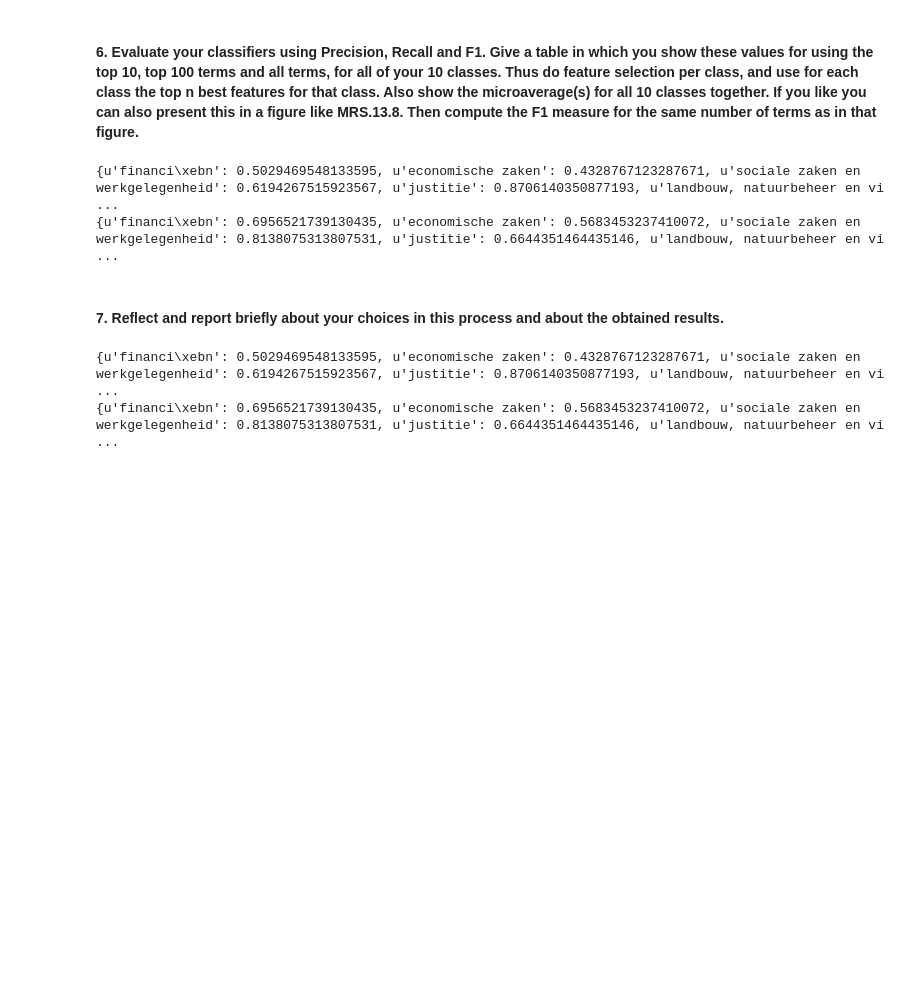
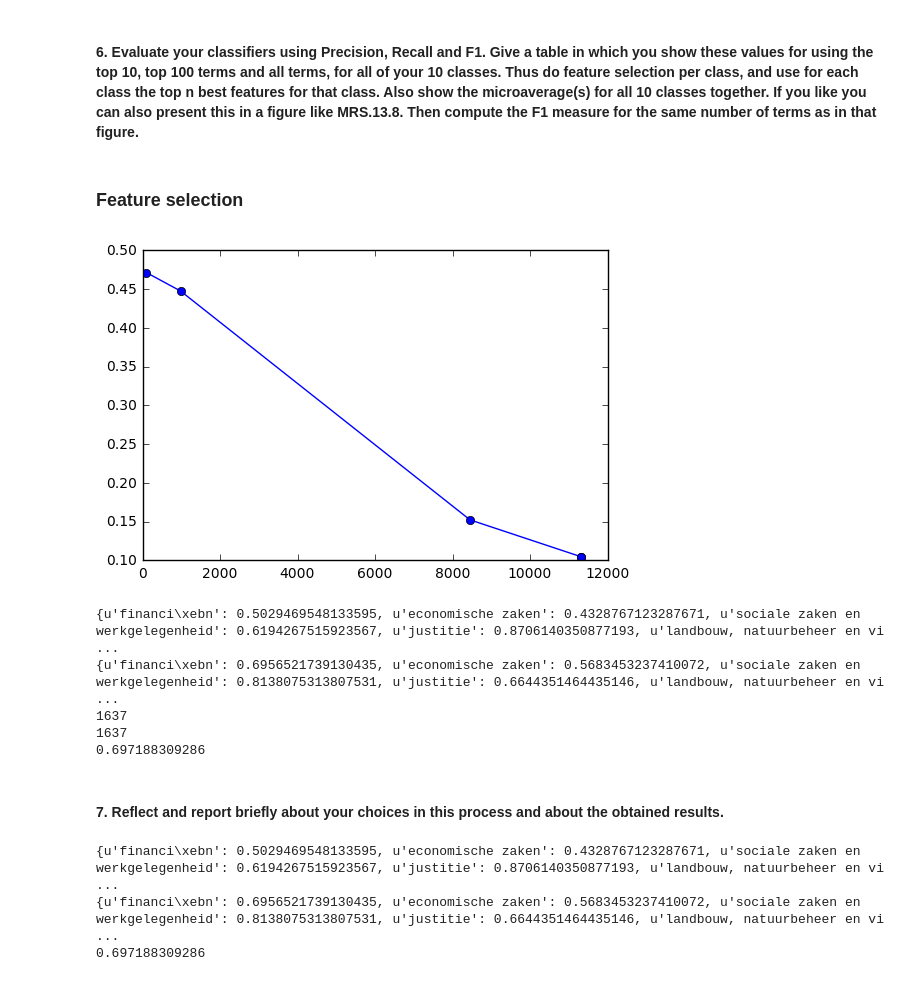
Before and after one commit to vdankers/zoekmachines, a Jupyter notebook: AssignmentWeek7.ipynb, the cells around one changed output. Saved outputs shown, nothing was run; the diff lists cells and outputs as text; code cells hidden in the pictures; blank space fills up the shorter version.

Commit message:
F1 for best n terms per class + plot

```diff
--- a/AssignmentWeek7.ipynb
+++ b/AssignmentWeek7.ipynb
@@ -123,7 +123,7 @@ First we import our data into a pandas data frame.
 import pandas as pd
 
 # Change to KVR1000.csv.gz if this becomes too slow for you
-kvrdf= pd.read_csv('http://maartenmarx.nl/teaching/zoekmachines/LectureNotes/MySQL/KVR.csv.gz',
+kvrdf= pd.read_csv('http://maartenmarx.nl/teaching/zoekmachines/LectureNotes/MySQL/KVR1000.csv.gz',
                    compression='gzip', sep='\t', encoding='utf-8',
                    index_col=0, names=['jaar', 'partij','titel','vraag','antwoord','ministerie'])
 # %% [markdown]
@@ -532,10 +510,51 @@ def calculate_all():
+# %% [markdown]
+### Feature selection
+# %%
+import matplotlib.pyplot as plt
+
+
+MI = get_mutual_infs(train_docs, train_mins)
+
+nr_words_per_class = [10,100,1000,10000]
+
+F_values = []
+nr_words = []
+
+for i in nr_words_per_class:
+    top = top_mutual_infs(MI,i)
+    vocab_top = set(word[1] for c in top for word in top[c])
+    pred_classes_top = test2_NB(classes, vocab_top, prior, cond_prob, test_docs, test_mins)
+    data_top = distribution(classes, test_mins, pred_classes_top)
+    nr_words.append(len(vocab_top))
+    F_values.append(f1(data_top))
+
+data_all = distribution(classes,test_mins, pred_classes)
+F_values.append(f1(data_all))
+nr_words.append(len(vocab))
+
+plt.plot(nr_words,F_values, '-o')
+plt.show()
+
+#vocab_top10 = {word:vocab[word] for }
+#top100 = top_mutual_ing(mutual_inf,10)
+
+
+
+#vocab_prior
+# %% [output]
+[figure, added]
 # %%
-precisions = precision(classes, test_docs, test_mins, pred_classes)
-recalls = recall(classes, test_docs, test_mins, pred_classes)
+data = distribution(classes, test_mins, pred_classes)
+precisions = precision(data)
+recalls = recall(data)
 print(precisions)
 print(recalls)
+print f1(data)
 # %% [output]
 {u'financi\xebn': 0.5029469548133595, u'economische zaken': 0.4328767123287671, u'sociale zaken en werkgelegenheid': 0.6194267515923567, u'justitie': 0.8706140350877193, u'landbouw, natuurbeheer en vi ...
 {u'financi\xebn': 0.6956521739130435, u'economische zaken': 0.5683453237410072, u'sociale zaken en werkgelegenheid': 0.8138075313807531, u'justitie': 0.6644351464435146, u'landbouw, natuurbeheer en vi ...
+1637
+1637
+0.697188309286
 # %% [markdown]
 #### 7. Reflect and report briefly about your choices in this process and about the obtained results.
@@ -592,9 +561,11 @@ def f1(data):
 # %%
-data = distribution(classes, test_docs, test_mins, pred_classes)
+data = distribution(classes, test_mins, pred_classes)
 precisions = precision(data)
 recalls = recall(data)
 print(precisions)
 print(recalls)
+print f1(data)
 # %% [output]
 {u'financi\xebn': 0.5029469548133595, u'economische zaken': 0.4328767123287671, u'sociale zaken en werkgelegenheid': 0.6194267515923567, u'justitie': 0.8706140350877193, u'landbouw, natuurbeheer en vi ...
 {u'financi\xebn': 0.6956521739130435, u'economische zaken': 0.5683453237410072, u'sociale zaken en werkgelegenheid': 0.8138075313807531, u'justitie': 0.6644351464435146, u'landbouw, natuurbeheer en vi ...
+0.697188309286
```
Also changed, not shown: parts of 7 cells of this notebook.
